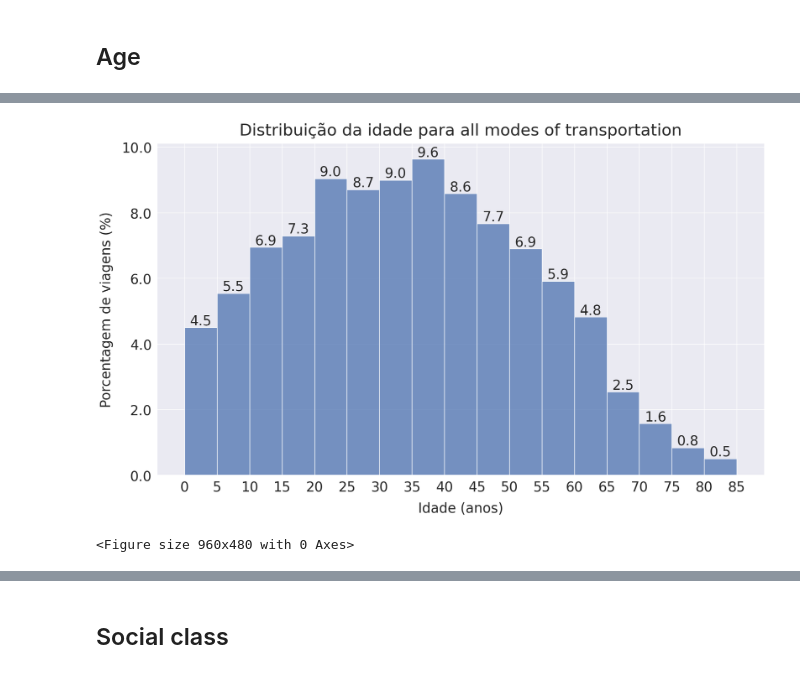
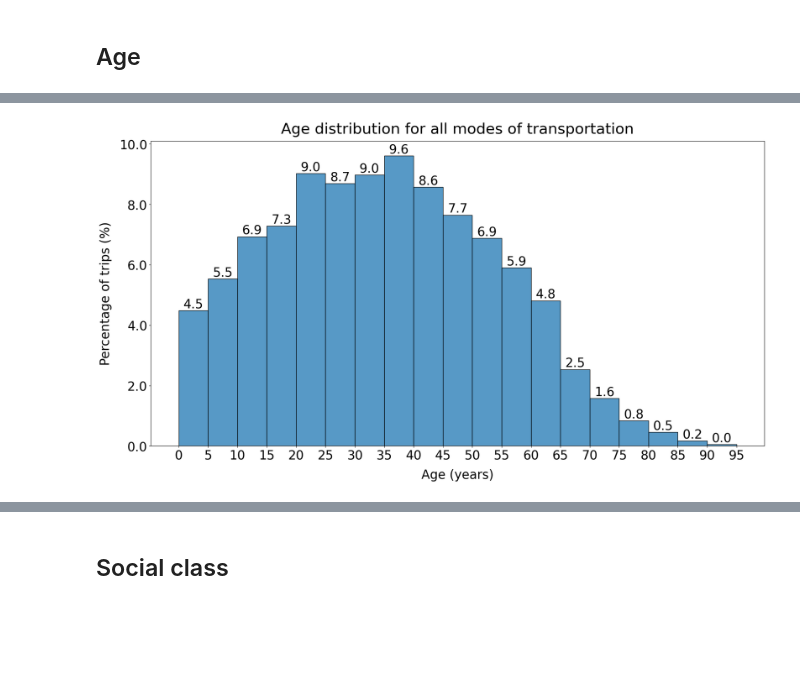
Before and after one commit to anayflima/bikesp-analysis, a Jupyter notebook: data_analysis/TravelSurvey/context_SP.ipynb, the cells around one changed output, grey strips where cells are left out. Saved outputs shown, nothing was run; the diff lists cells and outputs as text; code cells hidden in the pictures; blank space fills up the shorter version.

Commit message:
refactor: Use the TravelSurveyAnalysis class in SP transportation analysis

```diff
--- a/data_analysis/TravelSurvey/context_SP.ipynb
+++ b/data_analysis/TravelSurvey/context_SP.ipynb
@@ -11,6 +14,13 @@ else:
 
 source_folder_path = data_folder + 'OD_2017/'
 destination_folder_path = data_folder + 'OD_2017/'
+# %%
+expansion_factor_trip = 'FE_VIA'
+expansion_factor_person = 'FE_PESS'
+
+tsa = TravelSurveyAnalysis(source_folder_path, destination_folder_path,
+                           expansion_factor_trip, expansion_factor_person)
 # %%
 filename = 'OD_2017_v1.csv'
-data = pd.read_csv(source_folder_path + filename)
+
+data = tsa.read_data(source_folder_path + filename)
@@ -348,0 +142,4 @@ plot_histogram_age_fe_via(bike_trips, mode = 'bike')
+# %%
+# list_bins = [0,15,25,35,45,55,65,75,100]
+
+age_column = 'IDADE'
@@ -349,5 +164,6 @@ plot_histogram_age_fe_via(bike_trips, mode = 'bike')
 # %%
-plot_histogram_age(data_sp, mode = 'all modes of transportation')
+list_bins = list(range(0,100,5))
+tsa.plot_histogram_age(data_sp, age_column, expansion_factor = expansion_factor_person,
+                       list_bins = list_bins, mode = 'all modes of transportation')
 # %% [output]
-[figure, old version]
+[figure, new version]
-<Figure size 960x480 with 0 Axes>
```
Also changed, not shown: parts of 126 cells of this notebook.
